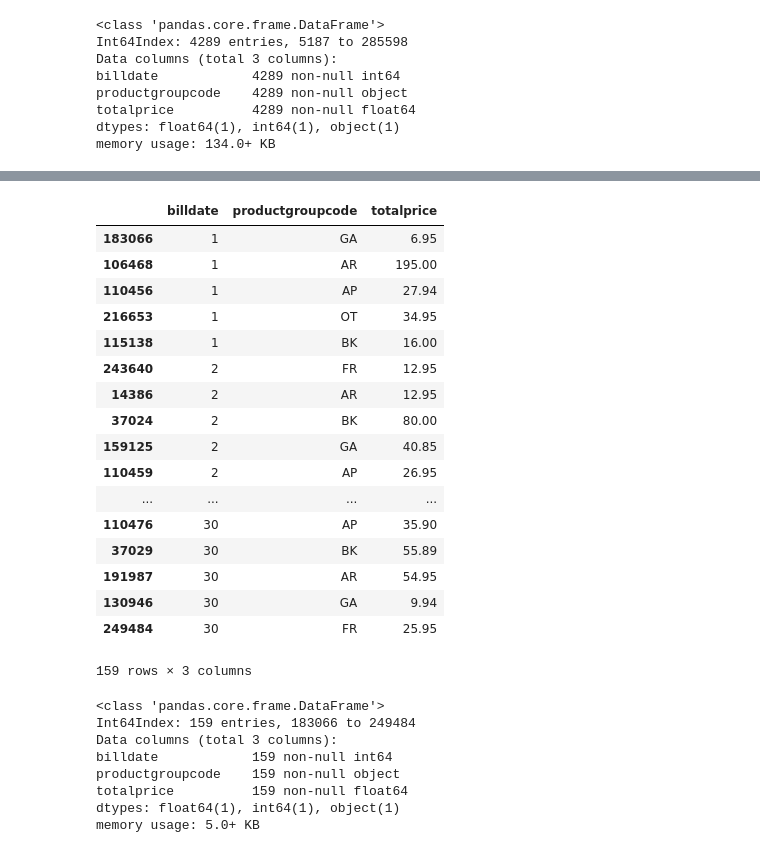
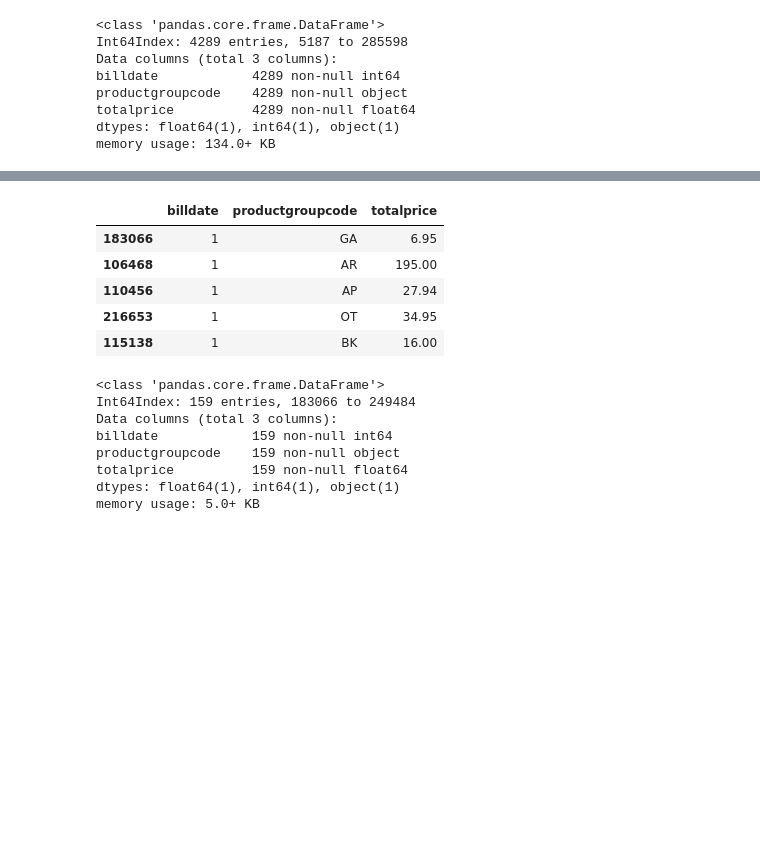
Before and after one commit to MariuszWroc/dataScience, a Jupyter notebook: data science - projekt.ipynb, the cells around one changed output, grey strips where cells are left out. Cells and saved outputs as stored; diff of their text form; code cells hidden in the pictures; blank space fills up the shorter version.

```diff
--- a/data science - projekt.ipynb
+++ b/data science - projekt.ipynb
@@ -181,27 +164,16 @@ orderlinesGrouped
 # %%
+# usunięcie duplikatów
 orderlinesDistinct = orderlinesGrouped.drop_duplicates(subset=['billdate','productgroupcode'],
                      inplace = True)
 orderlinesDistinct = orderlinesGrouped.sort_values(by='billdate')
-orderlinesDistinct
+orderlinesDistinct.head()
 # %% [output]
 |  | billdate | productgroupcode | totalprice |
 | 183066 | 1 | GA | 6.95 |
 | 106468 | 1 | AR | 195.00 |
 | 110456 | 1 | AP | 27.94 |
 | 216653 | 1 | OT | 34.95 |
 | 115138 | 1 | BK | 16.00 |
-| 243640 | 2 | FR | 12.95 |
-| 14386 | 2 | AR | 12.95 |
-| 37024 | 2 | BK | 80.00 |
-| 159125 | 2 | GA | 40.85 |
-| 110459 | 2 | AP | 26.95 |
-| ... | ... | ... | ... |
-| 110476 | 30 | AP | 35.90 |
-| 37029 | 30 | BK | 55.89 |
-| 191987 | 30 | AR | 54.95 |
-| 130946 | 30 | GA | 9.94 |
-| 249484 | 30 | FR | 25.95 |
-159 rows × 3 columns
 # %%
 orderlinesDistinct.info()
 # %% [output]
```
Also changed, not shown: parts of 62 cells of this notebook.
